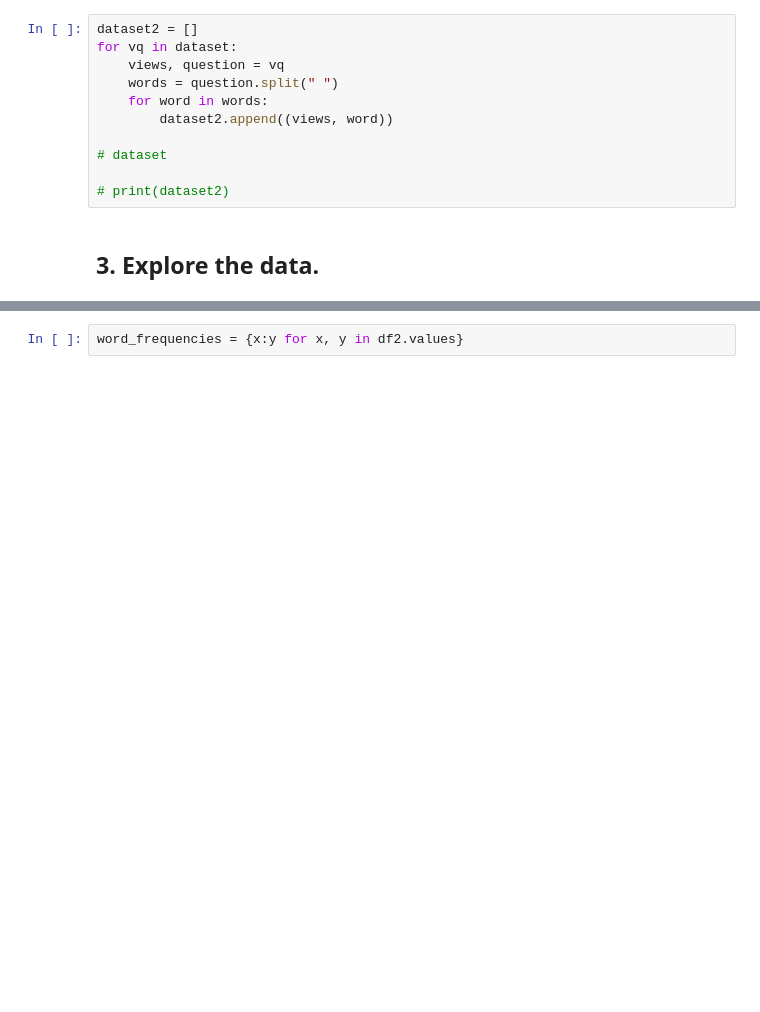
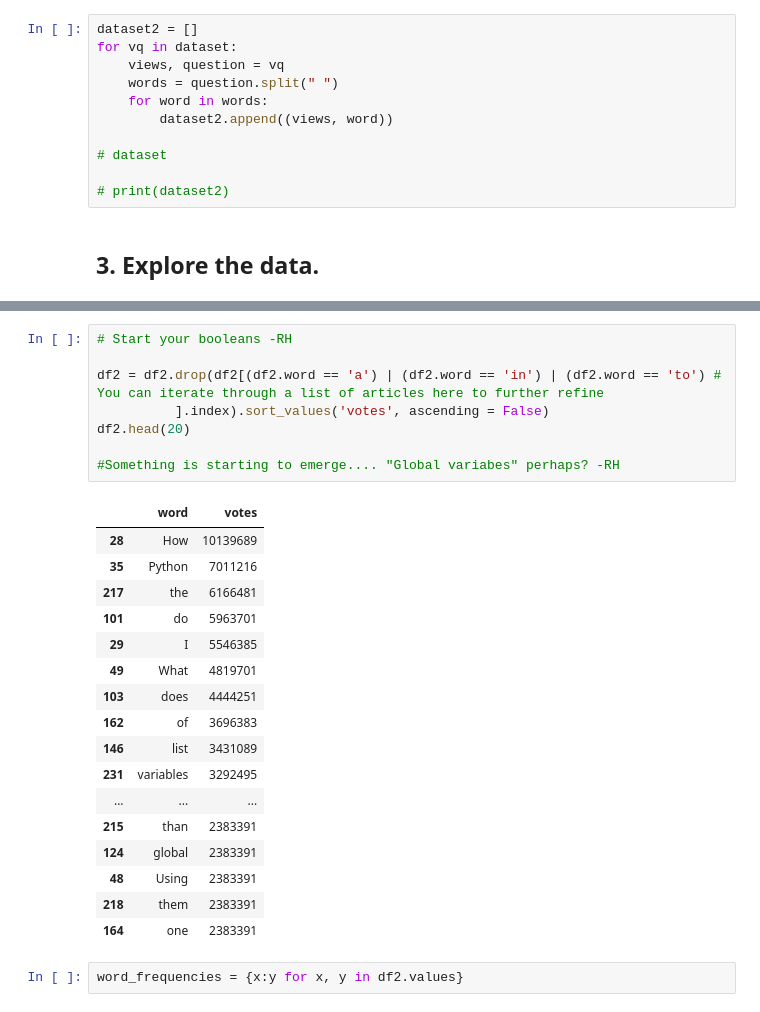
Before and after one commit to kevmo/notes-da, a Jupyter notebook: nbs/Finding Confusion Amongst Python Programmers.ipynb, the cells around one changed output, grey strips where cells are left out. Saved outputs shown, nothing was run; the diff lists cells and outputs as text; blank space fills up the shorter version.

```diff
--- a/nbs/Finding Confusion Amongst Python Programmers.ipynb
+++ b/nbs/Finding Confusion Amongst Python Programmers.ipynb
@@ -133,3 +138,29 @@ print(df2)
+# %%
+# Start your booleans -RH
+
+df2 = df2.drop(df2[(df2.word == 'a') | (df2.word == 'in') | (df2.word == 'to') # You can iterate through a list of articles here to further refine
+          ].index).sort_values('votes', ascending = False)
+df2.head(20)
+
+#Something is starting to emerge.... "Global variabes" perhaps? -RH
+# %% [output]
+|  | word | votes |
+| 28 | How | 10139689 |
+| 35 | Python | 7011216 |
+| 217 | the | 6166481 |
+| 101 | do | 5963701 |
+| 29 | I | 5546385 |
+| 49 | What | 4819701 |
+| 103 | does | 4444251 |
+| 162 | of | 3696383 |
+| 146 | list | 3431089 |
+| 231 | variables | 3292495 |
+| ... | ... | ... |
+| 215 | than | 2383391 |
+| 124 | global | 2383391 |
+| 48 | Using | 2383391 |
+| 218 | them | 2383391 |
+| 164 | one | 2383391 |
 # %%
 word_frequencies = {x:y for x, y in df2.values}
 # %%
```
Also changed, not shown: parts of 5 cells of this notebook.
